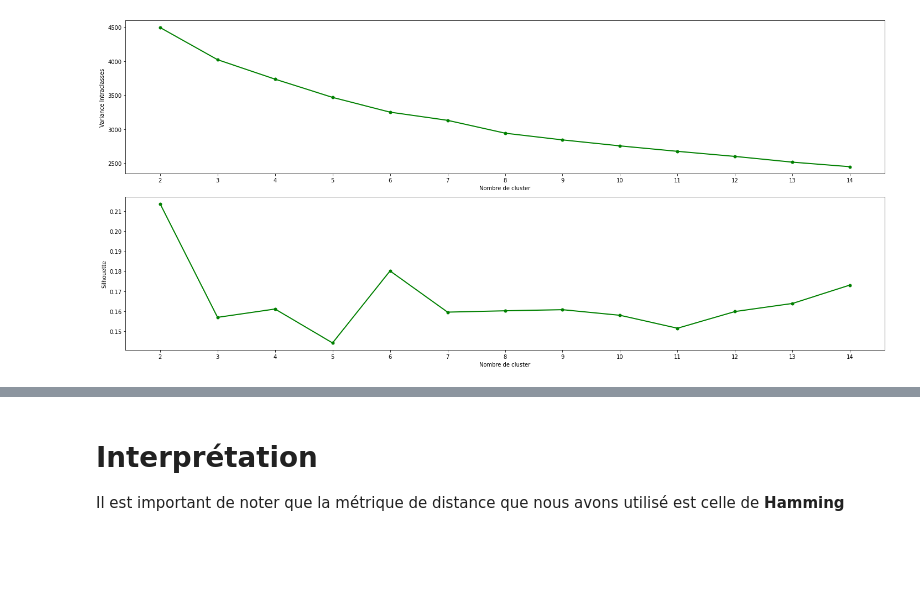
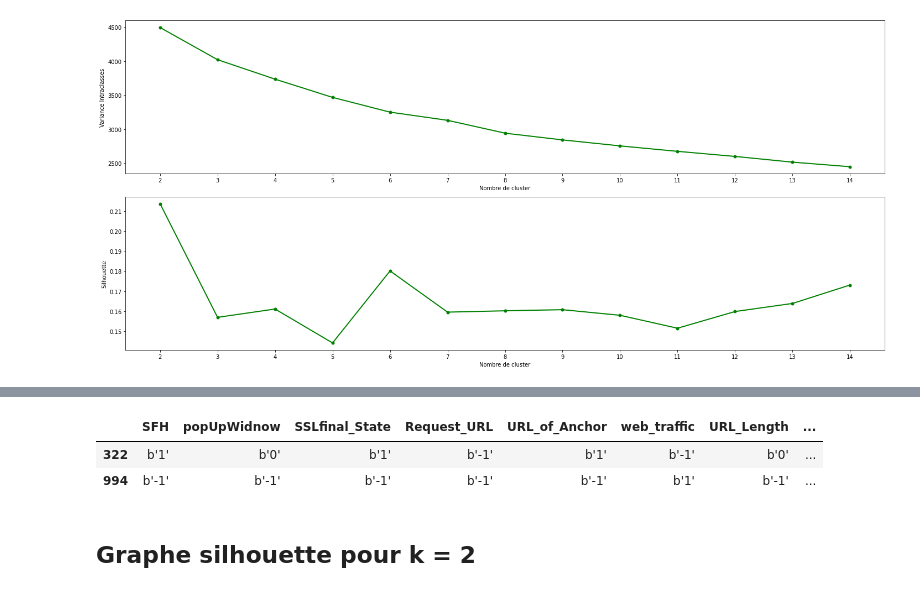
Before and after one commit to laurisdjilo/phising_website_detection, a Jupyter notebook: unsupervised_classification.ipynb, the cells around one changed output, grey strips where cells are left out. Cells and saved outputs as stored; diff of their text form; code cells hidden in the pictures; blank space fills up the shorter version.

```diff
--- a/unsupervised_classification.ipynb
+++ b/unsupervised_classification.ipynb
@@ -136,4 +68,0 @@ ax.set_yticks([])  # Clear the yaxis labels / ticks
-# %% [markdown]
-# Interprétation
-
-Il est important de noter que la métrique de distance que nous avons utilisé est celle de **Hamming**
@@ -139,0 +73,8 @@ Il est important de noter que la métrique de distance que nous avons utilisé e
+# %%
+df.iloc[kmedoids.medoid_indices_]
+# %% [output]
+|  | SFH | popUpWidnow | SSLfinal_State | Request_URL | URL_of_Anchor | web_traffic | URL_Length | ... |
+| 322 | b'1' | b'0' | b'1' | b'-1' | b'1' | b'-1' | b'0' | ... |
+| 994 | b'-1' | b'-1' | b'-1' | b'-1' | b'-1' | b'1' | b'-1' | ... |
+# %% [markdown]
+## Graphe silhouette pour k = 2
```
Also changed, not shown: parts of 18 cells of this notebook, 2 other files.
